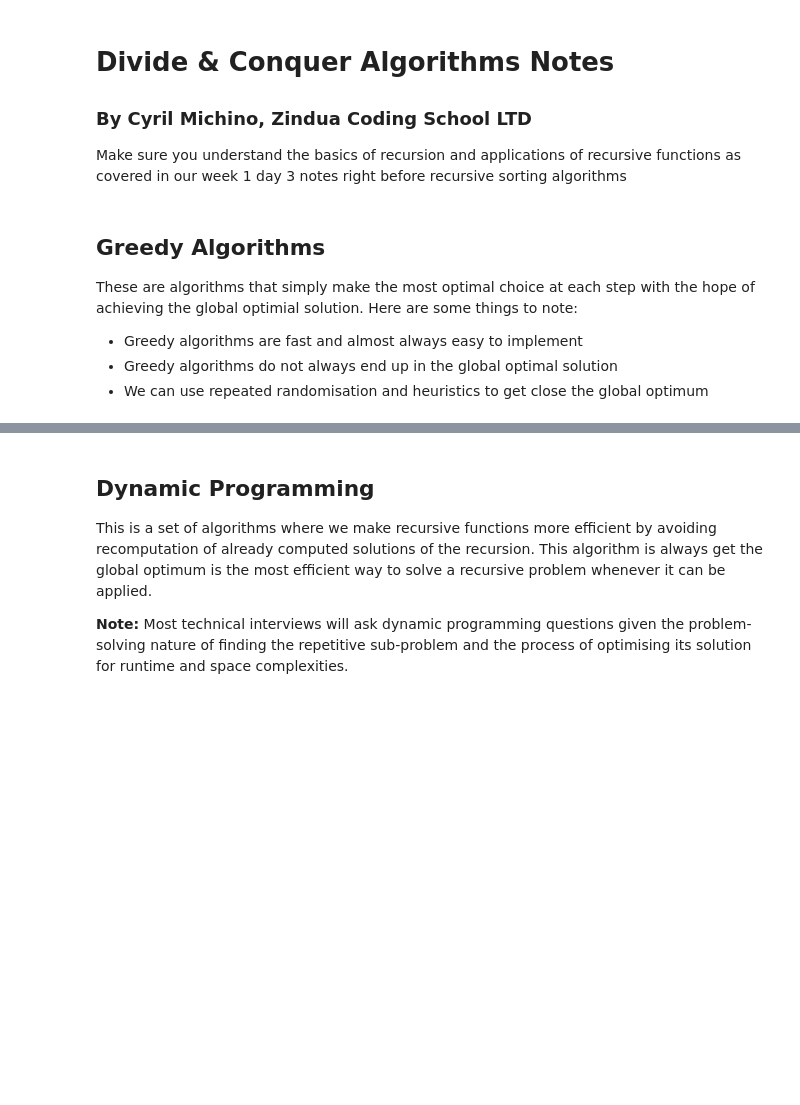
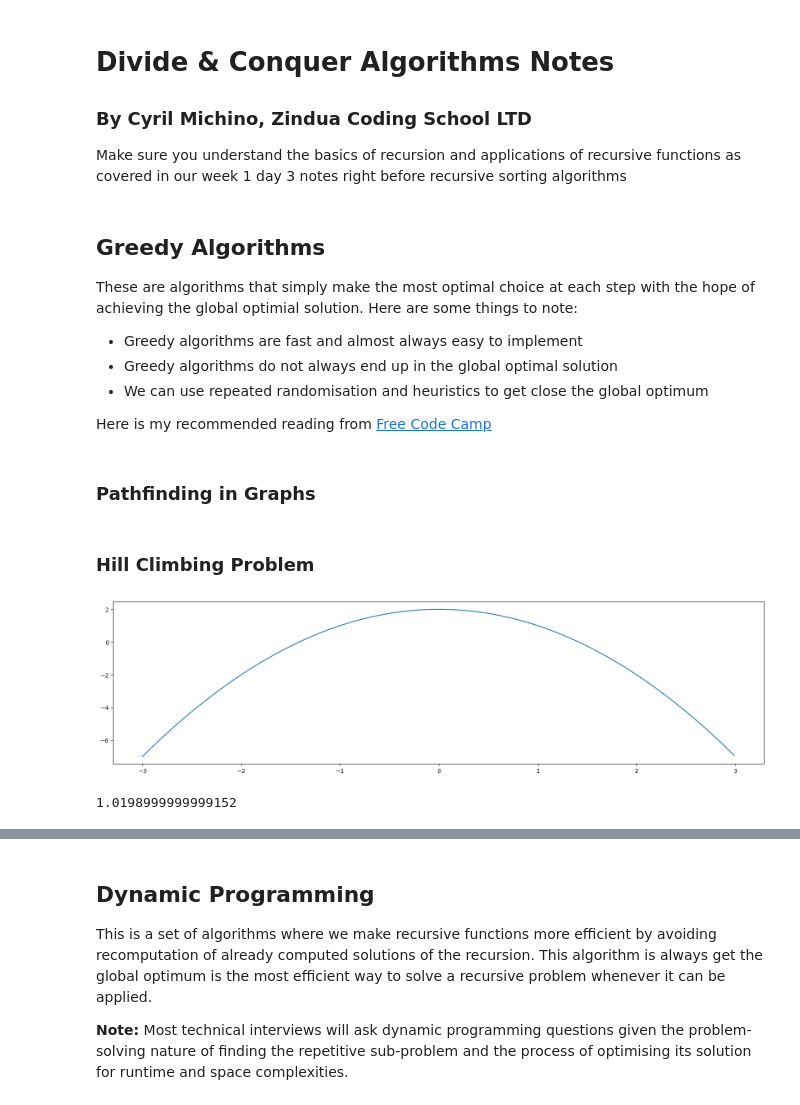
Before and after one commit to zinduaschool/dsa-notes, a Jupyter notebook: notes/challenge-class-notes/week3-dynamic-programming.ipynb, the cells around one changed output, grey strips where cells are left out. Cells and saved outputs as stored; diff of their text form; code cells hidden in the pictures; blank space fills up the shorter version.

Commit message:
Greedy Algorithms

```diff
--- a/notes/challenge-class-notes/week3-dynamic-programming.ipynb
+++ b/notes/challenge-class-notes/week3-dynamic-programming.ipynb
@@ -12,4 +13,8 @@ These are algorithms that simply make the most optimal choice at each step with
 - Greedy algorithms are fast and almost always easy to implement
 - Greedy algorithms do not always end up in the global optimal solution
 - We can use repeated randomisation and heuristics to get close the global optimum
+
+Here is my recommended reading from [Free Code Camp](https://www.freecodecamp.org/news/greedy-algorithms/)
+# %% [markdown]
+### Pathfinding in Graphs
 # %%
@@ -18,0 +22,11 @@ These are algorithms that simply make the most optimal choice at each step with
+# %% [markdown]
+### Hill Climbing Problem
+# %%
+x = np.arange(-3,3,0.01)
+z = -1*x**2 + 2
+
+plt.figure(figsize=(20,5))
+plt.plot(x,z)
+plt.show()
+# %% [output]
+[figure, added]
@@ -18,0 +46,4 @@ These are algorithms that simply make the most optimal choice at each step with
+# %%
+hill_climbing(z)
+# %% [output]
+1.0198999999999152
```
Also changed, not shown: parts of 8 cells of this notebook.
